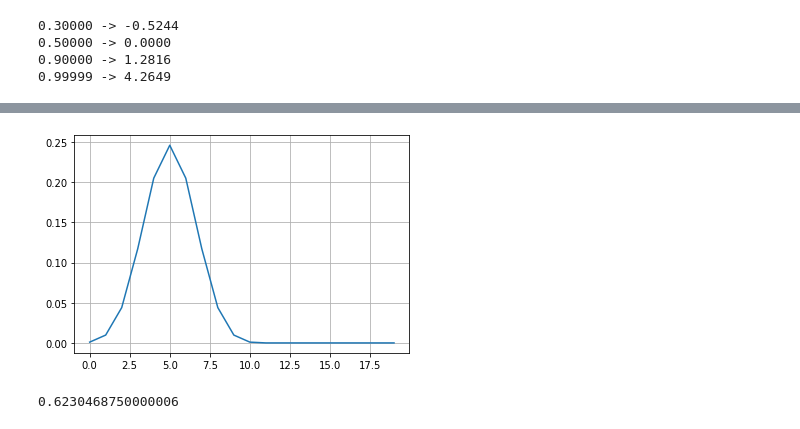
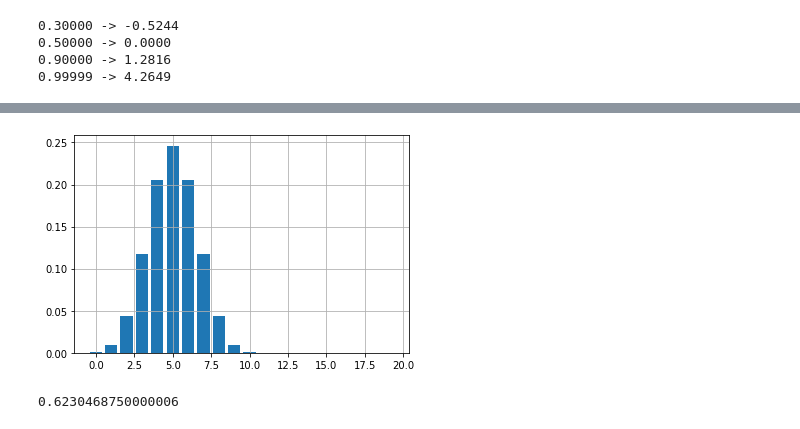
Before and after one commit to matteosan1/finance_course, a Jupyter notebook: lessons_2021/lesson6/lesson6.ipynb, the cells around one changed output, grey strips where cells are left out. Saved outputs shown, nothing was run; the diff lists cells and outputs as text; code cells hidden in the pictures.

```diff
--- a/lessons_2021/lesson6/lesson6.ipynb
+++ b/lessons_2021/lesson6/lesson6.ipynb
@@ -349,10 +398,10 @@ print (binom(10, 0.5).pmf(5))
 # %%
 from matplotlib import pyplot as plt
 
 x = range(20)
-plt.plot(x, binom(10, 0.5).pmf(x))
+plt.bar(x, binom(10, 0.5).pmf(x))
 plt.grid(True)
 plt.show()
 # %% [output]
-[figure, old version]
+[figure, new version]
 # %%
```
Also changed, not shown: parts of 55 cells of this notebook, 29 other files.
